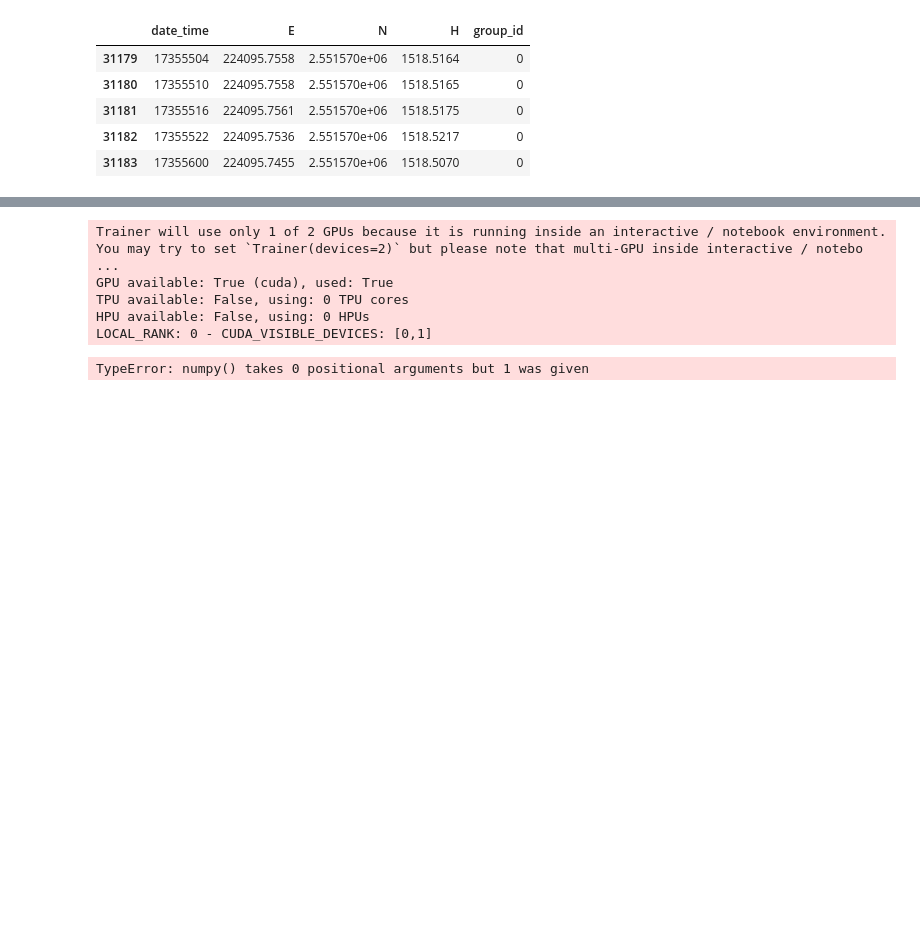
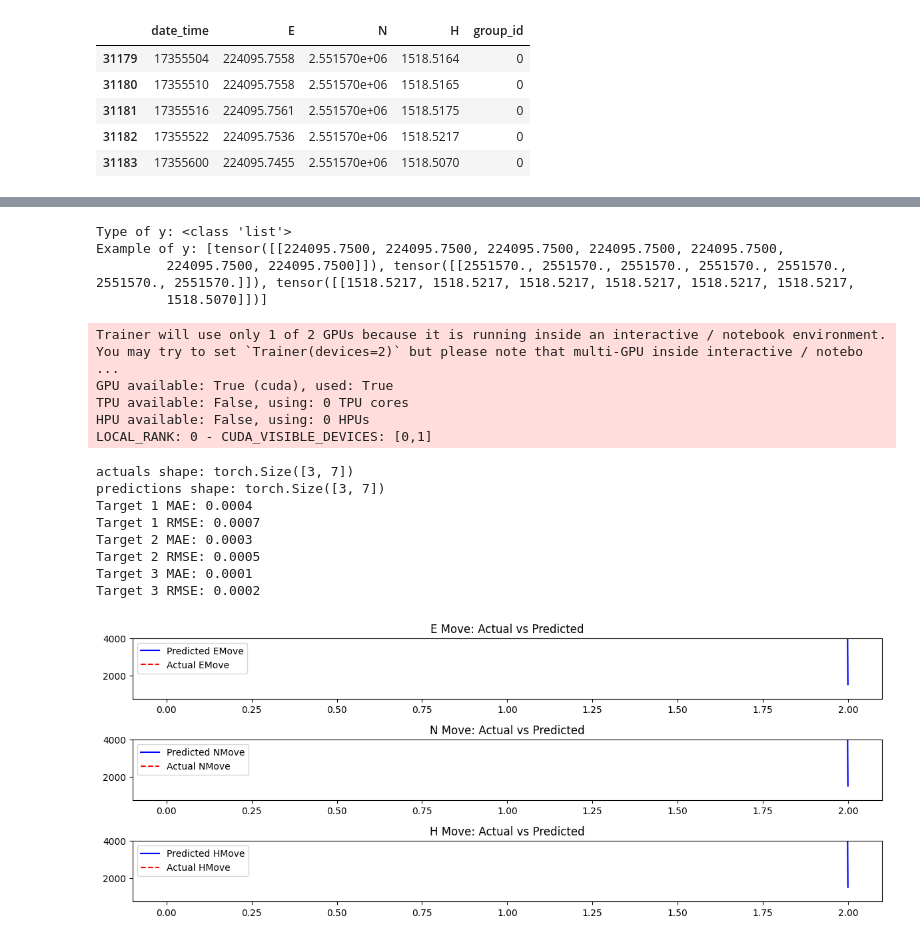
Before and after one commit to andrew76214/Slope-Detection-Taiwan, a Jupyter notebook: temp.ipynb, the cells around one changed output, grey strips where cells are left out. Drawn from its saved outputs; the diff is of its cells as text; code cells hidden in the pictures; blank space fills up the shorter version.

```diff
--- a/temp.ipynb
+++ b/temp.ipynb
@@ -185,7 +185,23 @@ lightning_logs/lightning_logs/version_9/checkpoints/epoch=14-step=4320.ckpt
+# %%
+for x, (y, weight) in iter(val_dataloader):
+    print(f"Type of y: {type(y)}")
+    print(f"Example of y: {y}")
+    break  # Just checking one batch
+# %% [output]
+Type of y: <class 'list'>
+Example of y: [tensor([[224095.7500, 224095.7500, 224095.7500, 224095.7500, 224095.7500,
+         224095.7500, 224095.7500]]), tensor([[2551570., 2551570., 2551570., 2551570., 2551570., 2551570., 2551570.]]), tensor([[1518.5217, 1518.5217, 1518.5217, 1518.5217, 1518.5217, 1518.5217,
+         1518.5070]])]
 # %%
 #actuals = torch.cat([y for x,y in iter(val_dataloader)]).cpu().numpy()
-actuals = torch.cat([y if isinstance(y, torch.Tensor) else y[0] for x, (y, weight) in iter(val_dataloader)])
+#actuals = torch.cat([torch.tensor(y) if isinstance(y, list) else y for x, (y, weight) in iter(val_dataloader)])
+actuals = torch.cat([t for t in y], dim=0)
+
 predictions = best_tft.predict(val_dataloader)
+predictions = torch.stack(predictions)  # This assumes each element in predictions is a tensor of shape (num_samples, 1)
+predictions = predictions.squeeze(1)  # Remove the dimension of size 1, leaving shape (3, 7)
+print(f"actuals shape: {actuals.shape}")
+print(f"predictions shape: {predictions.shape}")
 
 from sklearn.metrics import mean_absolute_error, mean_squared_error
 
@@ -196,8 +212,8 @@ from sklearn.metrics import mean_absolute_error, mean_squared_error
 
 # 对于每个目标，计算 MAE 和 RMSE
 for target_idx in range(3):  # 假设 actuals 和 predictions 的形状是 (num_samples, num_targets)
-    actual_target = actuals[0,target_idx].cpu().numpy()
-    predicted_target = predictions[target_idx]
+    actual_target = actuals[:, target_idx].cpu().numpy()
+    predicted_target = predictions[:,target_idx].cpu().numpy()  # Ensure predictions have the same shape
 
     mae = mean_absolute_error(actual_target, predicted_target)
     rmse = np.sqrt(mean_squared_error(actual_target, predicted_target))
@@ -210,4 +226,55 @@ GPU available: True (cuda), used: True
 TPU available: False, using: 0 TPU cores
 HPU available: False, using: 0 HPUs
 LOCAL_RANK: 0 - CUDA_VISIBLE_DEVICES: [0,1]
-TypeError: numpy() takes 0 positional arguments but 1 was given
+actuals shape: torch.Size([3, 7])
+predictions shape: torch.Size([3, 7])
+Target 1 MAE: 0.0004
+Target 1 RMSE: 0.0007
+Target 2 MAE: 0.0003
+Target 2 RMSE: 0.0005
+Target 3 MAE: 0.0001
+Target 3 RMSE: 0.0002
+# %%
+import matplotlib.pyplot as plt
+
+# Find global min and max for y-axis across all movement components
+y_min = 750  # You can adjust this to the actual min of your data
+y_max = 4000  # You can adjust this to the actual max of your data
+
+# Plot predictions vs actual values for each movement component
+plt.figure(figsize=(12, 6))
+
+# For EMove (target 0)
+actuals_E = actuals[:, 0].cpu().numpy()
+predicted_E = predictions[:, 0].cpu().numpy()
+plt.subplot(4, 1, 1)
+plt.plot(predicted_E, label="Predicted EMove", color='blue')
+plt.plot(actuals_E, label="Actual EMove", color='red', linestyle='dashed')
+plt.title("E Move: Actual vs Predicted")
+plt.ylim(y_min, y_max)  # Set same y-axis range
+plt.legend()
+
+# For NMove (target 1)
+actuals_N = actuals[:, 1].cpu().numpy()
+predicted_N = predictions[:, 1].cpu().numpy()
+plt.subplot(4, 1, 2)
+plt.plot(predicted_N, label="Predicted NMove", color='blue')
+plt.plot(actuals_N, label="Actual NMove", color='red', linestyle='dashed')
+plt.title("N Move: Actual vs Predicted")
+plt.ylim(y_min, y_max)  # Set same y-axis range
+plt.legend()
+
+# For HMove (target 2)
+actuals_H = actuals[:, 2].cpu().numpy()
+predicted_H = predictions[:, 2].cpu().numpy()
+plt.subplot(4, 1, 3)
+plt.plot(predicted_H, label="Predicted HMove", color='blue')
+plt.plot(actuals_H, label="Actual HMove", color='red', linestyle='dashed')
+plt.title("H Move: Actual vs Predicted")
+plt.ylim(y_min, y_max)  # Set same y-axis range
+plt.legend()
+
+plt.tight_layout()
+plt.show()
+# %% [output]
+[figure, added]
```
Also changed, not shown: parts of 4 cells of this notebook.
